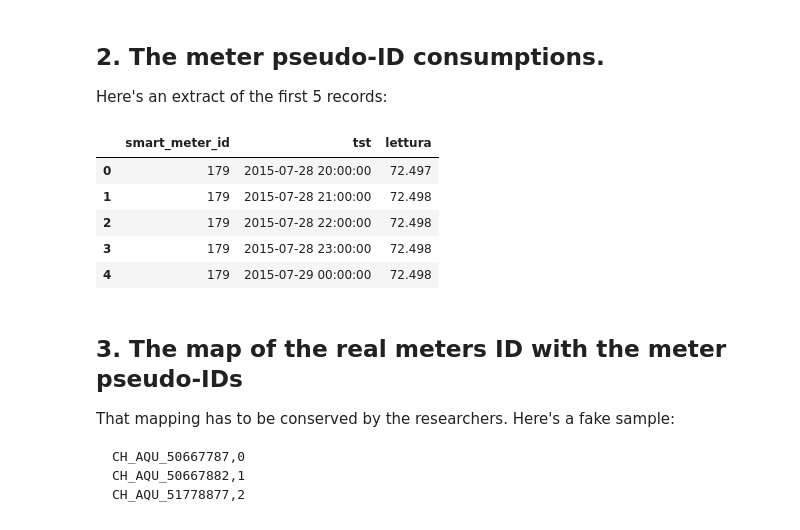
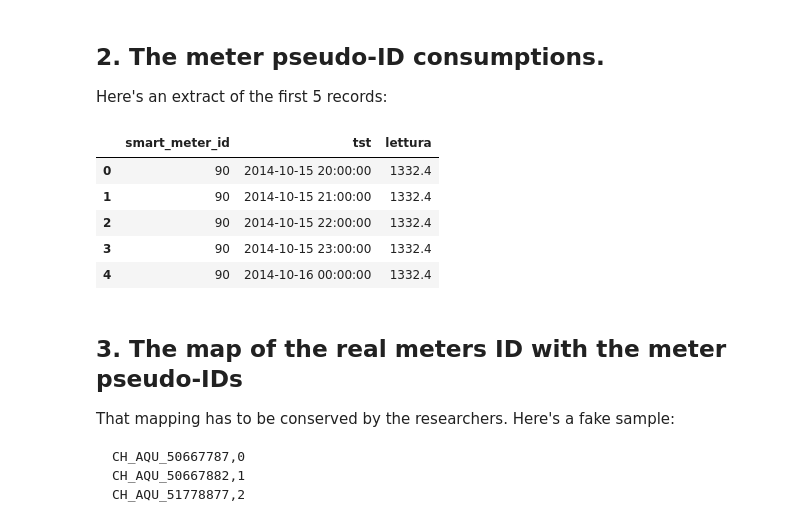
Before and after one commit to corradovaleri/smarth2o-anonymizer, a Jupyter notebook: smarth2o-anonymizer.ipynb, the cells around one changed output. Cells and saved outputs as stored; diff of their text form; code cells hidden in the pictures.

```diff
--- a/smarth2o-anonymizer.ipynb
+++ b/smarth2o-anonymizer.ipynb
@@ -127,12 +126,12 @@ from prettypandas import PrettyPandas
 # attention: all the int columns will be converted to float64 bacause of the presence of NULL values
 # ref.: http://pandas.pydata.org/pandas-docs/stable/gotchas.html#support-for-integer-na
 
-df1 = pd.read_csv('C:/Users/install/Documents/Export_Corrado_12.10.2016.csv')
-df2 = pd.read_csv('C:/Users/install/Documents/Export_Corrado_10.10.2016.csv')
+df_households = pd.read_csv('D:/temp/household features.csv')
+df_consumptions = pd.read_csv('D:/temp/consumptions.csv')
 # %%
 #extract unique list of meter ids and remap it to ordinal serie values
-set1 = set(df1['smart_meter_id'])
-set2 = set(df2['meter'])
+set1 = set(df_households['smart_meter_id'])
+set2 = set(df_consumptions['meter'])
 
 #frozenset because we can hash the values --> dict
 uniques =  frozenset(set1 |set2)
@@ -144,10 +143,10 @@ uniques =  frozenset(set1 |set2)
 mapped_meters = dict([(key,idx) for (idx,key) in enumerate(uniques)])
 
 # apply the mapping
-df1['smart_meter_id'].replace(mapped_meters, inplace=True)
-df2['meter'].replace(mapped_meters, inplace=True)
+df_households['smart_meter_id'].replace(mapped_meters, inplace=True)
+df_consumptions['meter'].replace(mapped_meters, inplace=True)
 # to uniform meter id columns
-df2.rename(columns={'meter':'smart_meter_id'},inplace=True)
+df_consumptions.rename(columns={'meter':'smart_meter_id'},inplace=True)
 # %%
 #dropping of the identifiers column attributes
 identifiers=['sm_oid','hs_smart_meter_oid','hs_building_oid','bld_oid'
@@ -188,14 +187,14 @@ PrettyPandas(df1.head(6))
 ## 2. The meter pseudo-ID consumptions.
 Here's an extract of the first 5 records:
 # %%
-PrettyPandas(df2.head(5))
+PrettyPandas(df_consumptions.head(5))
 # %% [output]
 |  | smart_meter_id | tst | lettura |
-| 0 | 179 | 2015-07-28 20:00:00 | 72.497 |
-| 1 | 179 | 2015-07-28 21:00:00 | 72.498 |
-| 2 | 179 | 2015-07-28 22:00:00 | 72.498 |
-| 3 | 179 | 2015-07-28 23:00:00 | 72.498 |
-| 4 | 179 | 2015-07-29 00:00:00 | 72.498 |
+| 0 | 90 | 2014-10-15 20:00:00 | 1332.4 |
+| 1 | 90 | 2014-10-15 21:00:00 | 1332.4 |
+| 2 | 90 | 2014-10-15 22:00:00 | 1332.4 |
+| 3 | 90 | 2014-10-15 23:00:00 | 1332.4 |
+| 4 | 90 | 2014-10-16 00:00:00 | 1332.4 |
 # %% [markdown]
 ## 3. The map of the real meters ID with the meter pseudo-IDs
 That mapping has to be conserved by the researchers. Here's a fake sample:
```
Also changed, not shown: parts of 4 cells of this notebook.
